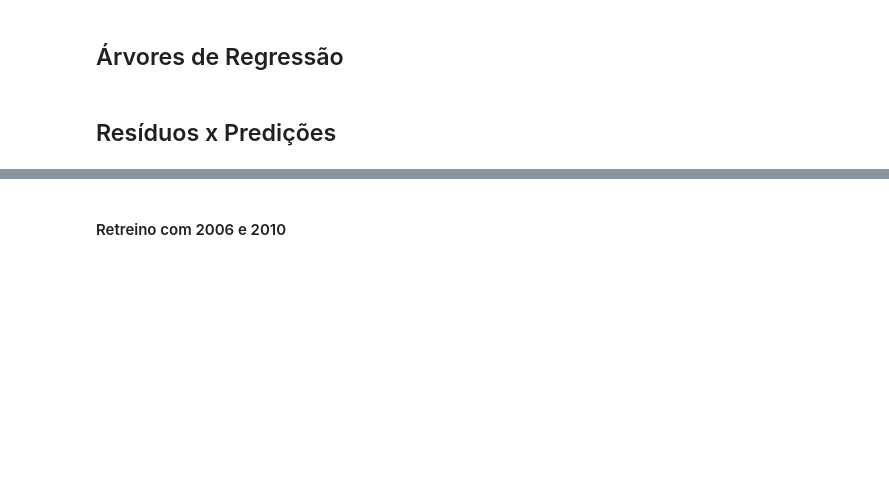
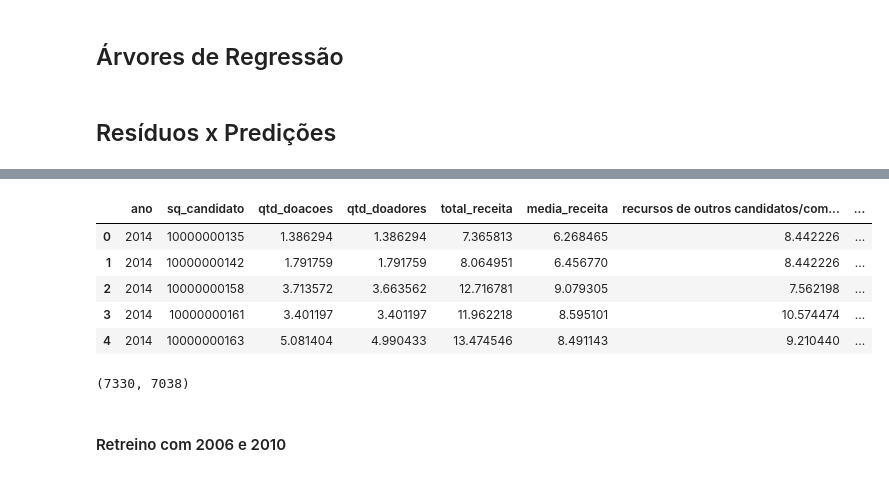
Before and after one commit to Lorenaps/aprendizagem-maquina, a Jupyter notebook: previsao_votacao_deputados/previsao_votacao_deputados.ipynb, the cells around one changed output, grey strips where cells are left out. Saved outputs shown, nothing was run; the diff lists cells and outputs as text; code cells hidden in the pictures; blank space fills up the shorter version.

```diff
--- a/previsao_votacao_deputados/previsao_votacao_deputados.ipynb
+++ b/previsao_votacao_deputados/previsao_votacao_deputados.ipynb
@@ -558,19 +567,24 @@ eleicoes[:3]
 # %%
-numeric_features = eleicoes.dtypes[eleicoes.dtypes != "object"].index
-eleicoes[numeric_features][:5]
-skewed_features = eleicoes[numeric_features].apply(lambda x: x.dropna().skew())
-skewed_features
+numeric_features = eleicoes_2014.dtypes[eleicoes_2014.dtypes != "object"].index
+skewed_features = eleicoes_2014[numeric_features].apply(lambda x: x.dropna().skew())
 skewed_features = skewed_features[skewed_features > 0.75]
-skewed_features
 skewed_features = skewed_features.index
-
-eleicoes[skewed_features] = np.log1p(eleicoes[skewed_features])
-eleicoes[numeric_features][:5]
-eleicoes_mean = eleicoes.fillna(eleicoes.mean())
-eleicoes_mean[:5]
+# %%
+eleicoes_2014[skewed_features] = np.log1p(eleicoes_2014[skewed_features])
+eleicoes_2014 = eleicoes_2014.fillna(eleicoes_2014.mean())
+eleicoes_2014[numeric_features][:5]
+# %% [output]
+|  | ano | sq_candidato | qtd_doacoes | qtd_doadores | total_receita | media_receita | recursos de outros candidatos/com... | ... |
+| 0 | 2014 | 10000000135 | 1.386294 | 1.386294 | 7.365813 | 6.268465 | 8.442226 | ... |
+| 1 | 2014 | 10000000142 | 1.791759 | 1.791759 | 8.064951 | 6.456770 | 8.442226 | ... |
+| 2 | 2014 | 10000000158 | 3.713572 | 3.663562 | 12.716781 | 9.079305 | 7.562198 | ... |
+| 3 | 2014 | 10000000161 | 3.401197 | 3.401197 | 11.962218 | 8.595101 | 10.574474 | ... |
+| 4 | 2014 | 10000000163 | 5.081404 | 4.990433 | 13.474546 | 8.491143 | 9.210440 | ... |
 # %%
 eleicoes = pd.get_dummies(eleicoes)
 eleicoes.shape
+# %% [output]
+(7330, 7038)
 # %% [markdown]
 #### Retreino com 2006 e 2010
 # %% [markdown]
```
Also changed, not shown: parts of 3 cells of this notebook.
